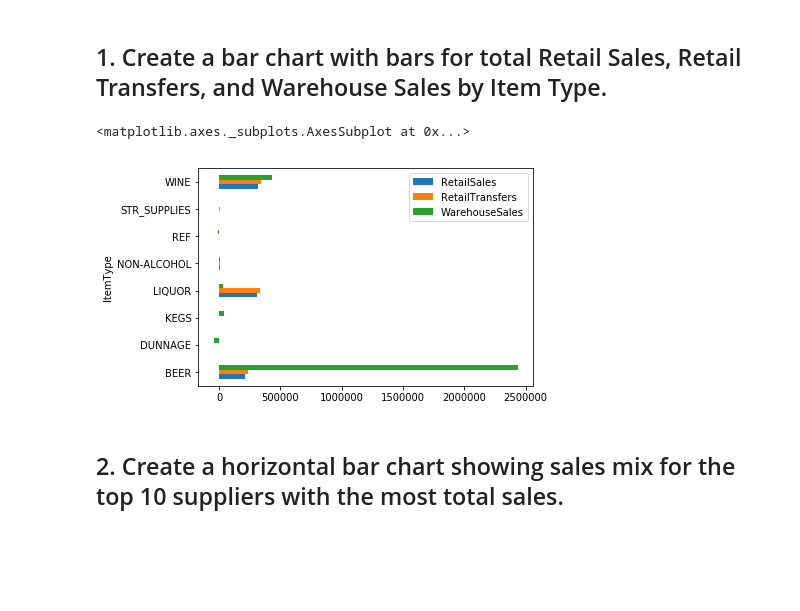
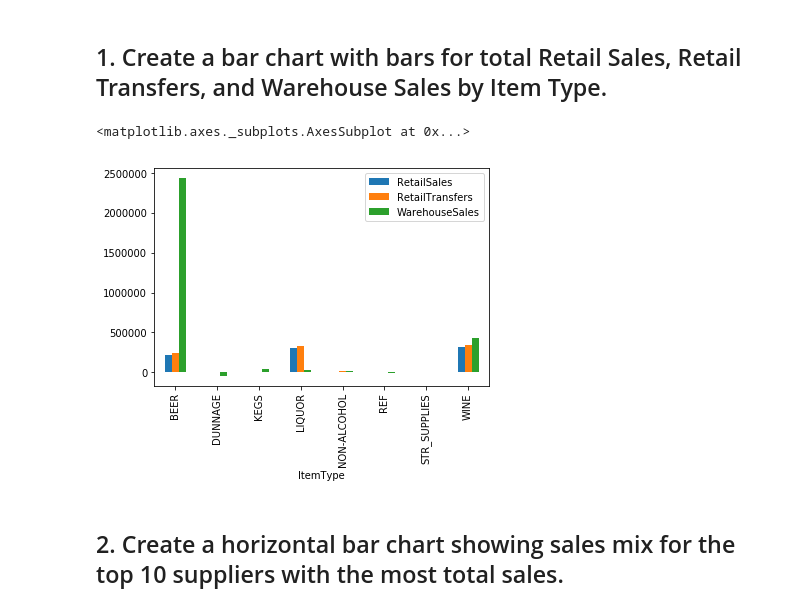
Before and after one commit to MeriemMar/data-labs, a Jupyter notebook: module-2/lab-plotting-multiple-data-series/your-code/main.ipynb, the cells around one changed output. Saved outputs shown, nothing was run; the diff lists cells and outputs as text; code cells hidden in the pictures; blank space fills up the shorter version.

```diff
--- a/module-2/lab-plotting-multiple-data-series/your-code/main.ipynb
+++ b/module-2/lab-plotting-multiple-data-series/your-code/main.ipynb
@@ -24,9 +24,9 @@ data.head()
 ## 1. Create a bar chart with bars for total Retail Sales, Retail Transfers, and Warehouse Sales by Item Type.
 # %%
 #data.groupby('ItemType')['RetailSales', 'RetailTransfers','WarehouseSales'].sum().plot.bar()
-data[['RetailSales', 'RetailTransfers','WarehouseSales', 'ItemType']].groupby(['ItemType']).agg('sum').plot.barh()
+data[['RetailSales', 'RetailTransfers','WarehouseSales', 'ItemType']].groupby(['ItemType']).agg('sum').plot.bar()
 # %% [output]
 <matplotlib.axes._subplots.AxesSubplot at 0x...>
-[figure, old version]
+[figure, new version]
 # %% [markdown]
 ## 2. Create a horizontal bar chart showing sales mix for the top 10 suppliers with the most total sales.
```
Also changed, not shown: parts of 1 cell of this notebook, 7 other files.
